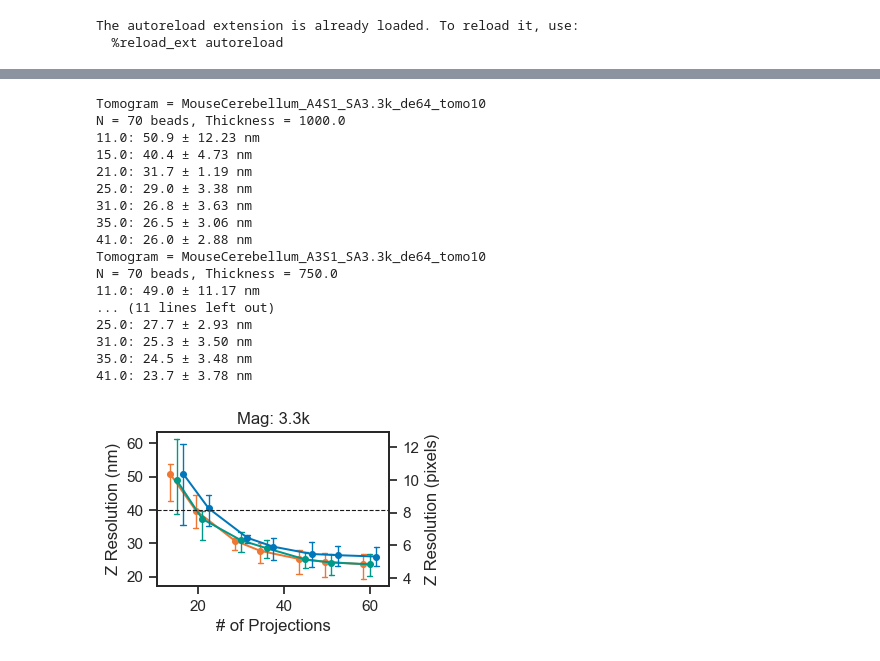
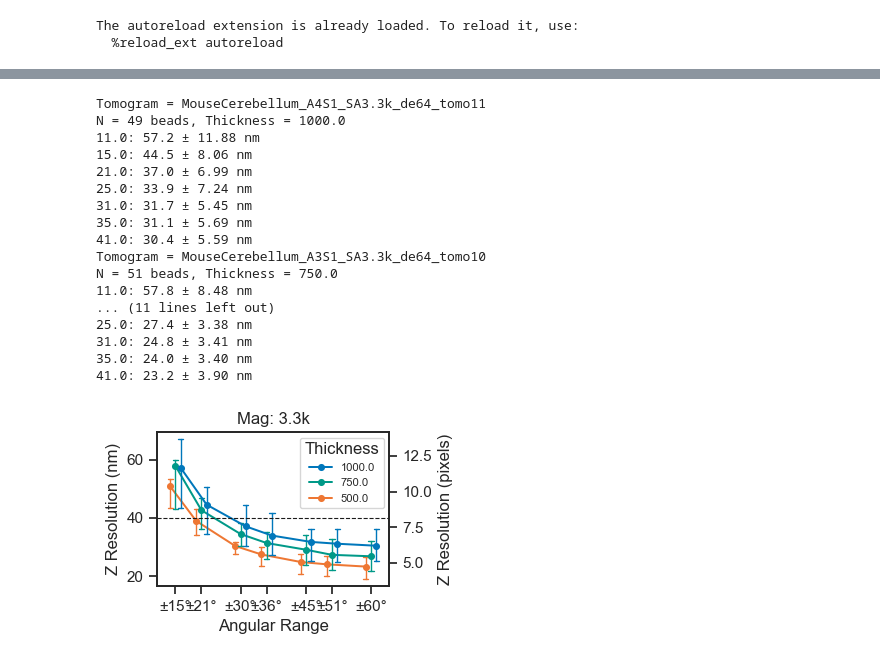
Before and after one commit to kuan-lab/tem-tomo, a Jupyter notebook: bead_resolution/250826_bead_res.ipynb, the cells around one changed output, grey strips where cells are left out. Saved outputs shown, nothing was run; the diff lists cells and outputs as text; code cells hidden in the pictures.

```diff
--- a/bead_resolution/250826_bead_res.ipynb
+++ b/bead_resolution/250826_bead_res.ipynb
@@ -81,17 +63,0 @@ beads_df_3k[0:20]
-# %%
-import seaborn as sns
-
-max_angs = [15,21,30,36,45,51,60]
-theta_labels = [f"±{ang}°" for ang in max_angs]
-
-sns.set_theme(rc={'figure.figsize':(4,2), 'lines.linewidth':0.8}, style='ticks')
-fig, ax = utils.plot_fwhm_z_summary_line_by_thickness(
-    beads_df_3k,                       # DataFrame from fits_dataframe_from_config(...)
-    units="nm",               # or "px"
-    max_angs=max_angs,
-    theta_labels=theta_labels,
-    agg="median",
-)
-
-ax.set_title('Resolution vs Tilt Range (Z-axis)')
-# fig.savefig("figs/fwhmZ_single_axis.pdf", bbox_inches='tight')
@@ -112,7 +64,11 @@ g = sns.pointplot(df,x='max_angle', y = 'fwhm_z', hue='thickness', estimator='me
 # %%
 # Main Plot for FSC res vs # projections
 # Fig. 1e
-max_ang = 30 # Plot for +- 30 deg
+max_angs = [60,51,45,36,30,21,15]
+theta_labels = ['±%s°' % ang for ang in max_angs]
+
+num_angs = [41,35,31,25,21,15,11]
+thick_pal={1000:'#0077BB',750:'#009988',500:'#EE7733'}
 mag = '3.3k'
 #mag = '11k'
 if mag == '3.3k':
@@ -127,63 +83,67 @@ sns.set_theme(rc={'figure.figsize':(3,2),'lines.linewidth':0.8},style = 'ticks')
 g = sns.pointplot(my_df,x='max_angle', y = 'res_nm_z', hue='thickness', estimator='mean',
             errorbar=('pi',50),
             #errorbar = None,
-            native_scale=True, dodge = 0.5, palette=thick_pal,
+            native_scale=True, dodge = .4, palette=thick_pal,
             log_scale = False,  markersize = 4, capsize = .2,
             err_kws={'linewidth':1})
 
 
 handles, labels = g.get_legend_handles_labels()
 order = [2,1,0]
-g.legend().remove()
-#g.legend([handles[idx] for idx in order],[labels[idx] for idx in order],
+#g.legend().remove()
+g.legend([handles[idx] for idx in order],[labels[idx] for idx in order],fontsize=8,
+         title = 'Thickness')
+#g.legend([handles[idx] for idx in order],[labels[idx] for idx in order],fontsize=10,
 #         title = 'Thickness', bbox_to_anchor=(-0.3, -.8), loc='lower left',ncol=3)
 g.axhline(y=40, color = 'k', linestyle = '--')
-g.set_xlabel('# of Projections')
+g.set_xlabel('Angular Range')
 g.set_ylabel('Z Resolution (nm)')
 g.set_title('Mag: %s' % mag)#, ha='left', x = 0.1)
 #g.grid(axis='y', color = 'k', linewidth=0.5)
 #g.set_ylim([0,g.get_ylim()[1]])
+g.set_xticks(max_angs)
+g.set_xticklabels(theta_labels)
 
 pixel_size = my_df['pxl_size'].values[0]
 ax2 = g.twinx()
 y1, y2 = g.get_ylim()
 ax2.set_ylim(y1/pixel_size, y2/pixel_size)
 #ax2.set_yticks([2,3])
 ax2.set_ylabel('Z Resolution (pixels)')
 #sns.despine()
 
 import numpy as np
 import scipy.stats as stats
 #num_ang = 21
 for tomo in my_df.tomogram.unique():
     thickness = my_df[my_df.tomogram == tomo]['thickness'].values[0]
-    n_beads = len(my_df[my_df.tomogram == tomo])
+    n_beads = my_df[my_df.tomogram == tomo]['n_beads_pass'].values[0]
     #for thickness in my_df.thickness.unique():
     print('Tomogram = %s' % tomo)
     print('N = %i beads, Thickness = %0.1f' % (n_beads,thickness))
     for num_proj in my_df.num_proj.unique():
         test_df = my_df[my_df.thickness == thickness]
         test_df = test_df[test_df.num_proj == num_proj]
         print('%s: %0.1f ± %0.2f nm' % (num_proj,np.mean(test_df.res_nm_z.values),stats.iqr(test_df.res_nm_z.values)/2))
 
 import matplotlib.pyplot as plt
-plt.savefig(figs_dir + '250917_rev_Fig1g_Zres_beads_%s.pdf' % mag, bbox_inches = 'tight')
+plt.savefig(figs_dir + '250925_rev_Fig1g_Zres_beads_%s.pdf' % mag, bbox_inches = 'tight')
 # %% [output]
-Tomogram = MouseCerebellum_A4S1_SA3.3k_de64_tomo10
-N = 70 beads, Thickness = 1000.0
-11.0: 50.9 ± 12.23 nm
-15.0: 40.4 ± 4.73 nm
-21.0: 31.7 ± 1.19 nm
-25.0: 29.0 ± 3.38 nm
-31.0: 26.8 ± 3.63 nm
-35.0: 26.5 ± 3.06 nm
-41.0: 26.0 ± 2.88 nm
+Tomogram = MouseCerebellum_A4S1_SA3.3k_de64_tomo11
+N = 49 beads, Thickness = 1000.0
+11.0: 57.2 ± 11.88 nm
+15.0: 44.5 ± 8.06 nm
+21.0: 37.0 ± 6.99 nm
+25.0: 33.9 ± 7.24 nm
+31.0: 31.7 ± 5.45 nm
+35.0: 31.1 ± 5.69 nm
+41.0: 30.4 ± 5.59 nm
 Tomogram = MouseCerebellum_A3S1_SA3.3k_de64_tomo10
-N = 70 beads, Thickness = 750.0
-11.0: 49.0 ± 11.17 nm
+N = 51 beads, Thickness = 750.0
+11.0: 57.8 ± 8.48 nm
 ... (11 lines left out)
-25.0: 27.7 ± 2.93 nm
-31.0: 25.3 ± 3.50 nm
-35.0: 24.5 ± 3.48 nm
-41.0: 23.7 ± 3.78 nm
+25.0: 27.4 ± 3.38 nm
+31.0: 24.8 ± 3.41 nm
+35.0: 24.0 ± 3.40 nm
+41.0: 23.2 ± 3.90 nm
-[figure, old version]
+[figure, new version]
```
Also changed, not shown: parts of 7 cells of this notebook, 1 other file.
